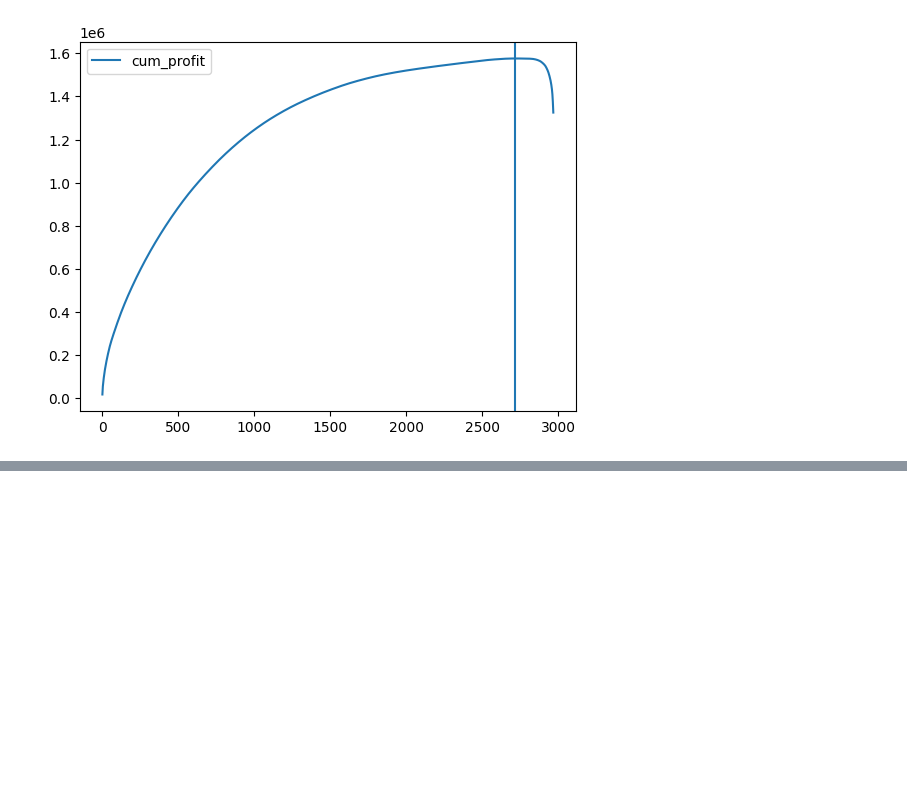
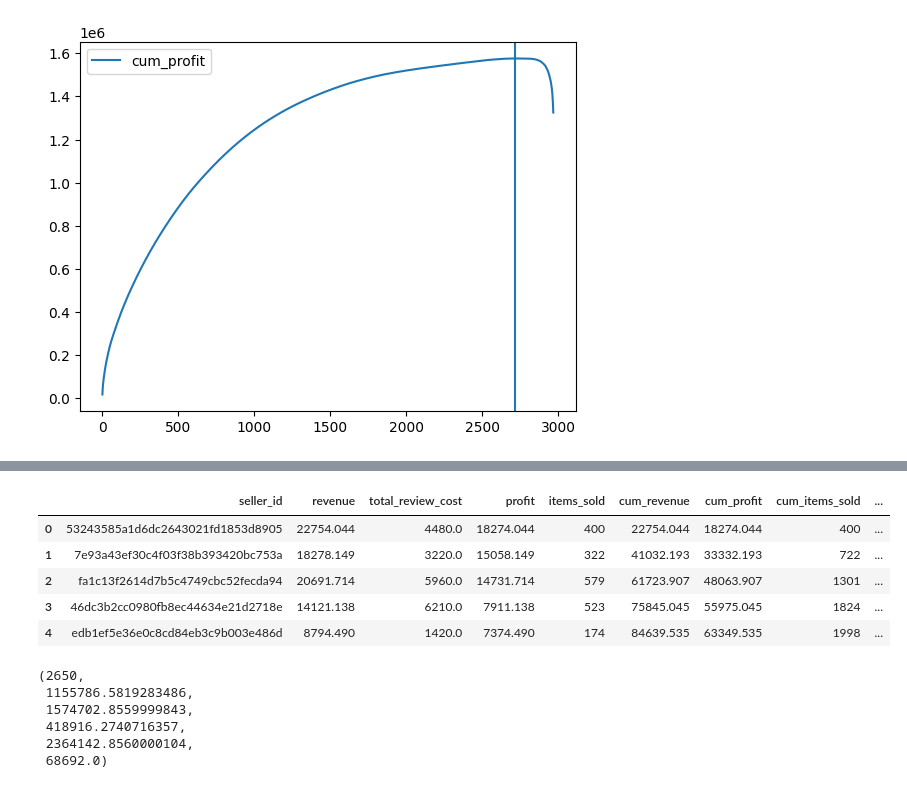
Before and after one commit to elifcubukcu18/data-olist-ceo-request, a Jupyter notebook: seller.ipynb, the cells around one changed output, grey strips where cells are left out. Drawn from its saved outputs; the diff is of its cells as text; code cells hidden in the pictures; blank space fills up the shorter version.

```diff
--- a/seller.ipynb
+++ b/seller.ipynb
@@ -188,0 +202,8 @@ ax.axvline(k_opt - 1)
+# %%
+import numpy as np
+
+ALPHA = 3157.27
+BETA  = 978.23
+
+def it_cost(n_sellers, n_items, alpha=ALPHA, beta=BETA):
+    return alpha * np.sqrt(n_sellers) + beta * np.sqrt(n_items)
@@ -188,0 +242,30 @@ ax.axvline(k_opt - 1)
+# %%
+seller_it["cum_it_cost"] = it_cost(seller_it["cum_sellers"], seller_it["cum_items_sold"])
+seller_it["cum_net_profit"] = seller_it["cum_profit"] - seller_it["cum_it_cost"]
+
+seller_it.head()
+# %% [output]
+|  | seller_id | revenue | total_review_cost | profit | items_sold | cum_revenue | cum_profit | cum_items_sold | ... |
+| 0 | 53243585a1d6dc2643021fd1853d8905 | 22754.044 | 4480.0 | 18274.044 | 400 | 22754.044 | 18274.044 | 400 | ... |
+| 1 | 7e93a43ef30c4f03f38b393420bc753a | 18278.149 | 3220.0 | 15058.149 | 322 | 41032.193 | 33332.193 | 722 | ... |
+| 2 | fa1c13f2614d7b5c4749cbc52fecda94 | 20691.714 | 5960.0 | 14731.714 | 579 | 61723.907 | 48063.907 | 1301 | ... |
+| 3 | 46dc3b2cc0980fb8ec44634e21d2718e | 14121.138 | 6210.0 | 7911.138 | 523 | 75845.045 | 55975.045 | 1824 | ... |
+| 4 | edb1ef5e36e0c8cd84eb3c9b003e486d | 8794.490 | 1420.0 | 7374.490 | 174 | 84639.535 | 63349.535 | 1998 | ... |
+# %%
+opt_idx = seller_it["cum_net_profit"].idxmax()
+
+opt_n_sellers    = int(seller_it.loc[opt_idx, "cum_sellers"])
+opt_net_profit   = float(seller_it.loc[opt_idx, "cum_net_profit"])
+opt_gross_profit = float(seller_it.loc[opt_idx, "cum_profit"])
+opt_it_cost      = float(seller_it.loc[opt_idx, "cum_it_cost"])
+opt_revenue      = float(seller_it.loc[opt_idx, "cum_revenue"])
+opt_items        = float(seller_it.loc[opt_idx, "cum_items_sold"])
+
+(opt_n_sellers, opt_net_profit, opt_gross_profit, opt_it_cost, opt_revenue, opt_items)
+# %% [output]
+(2650,
+ 1155786.5819283486,
+ 1574702.8559999843,
+ 418916.2740716357,
+ 2364142.8560000104,
+ 68692.0)
```
Also changed, not shown: parts of 7 cells of this notebook.
